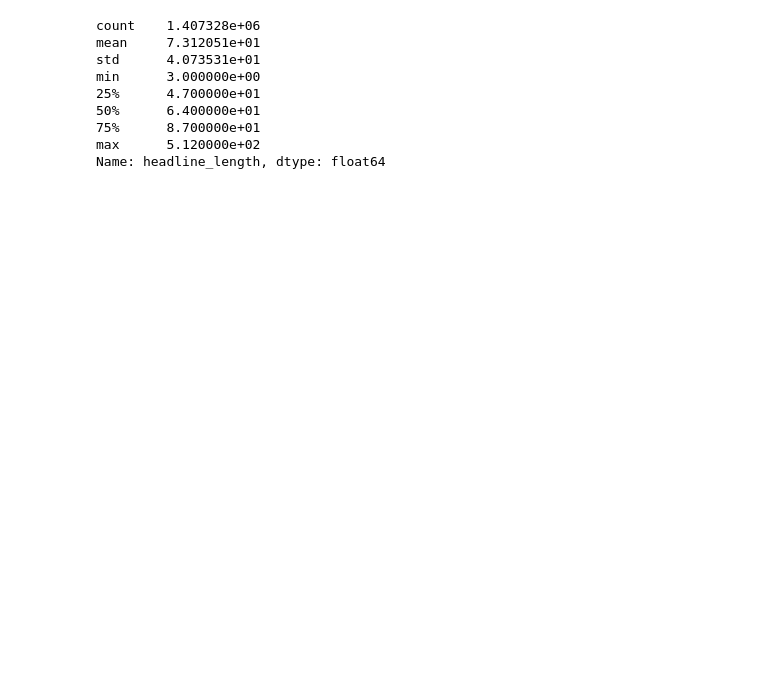
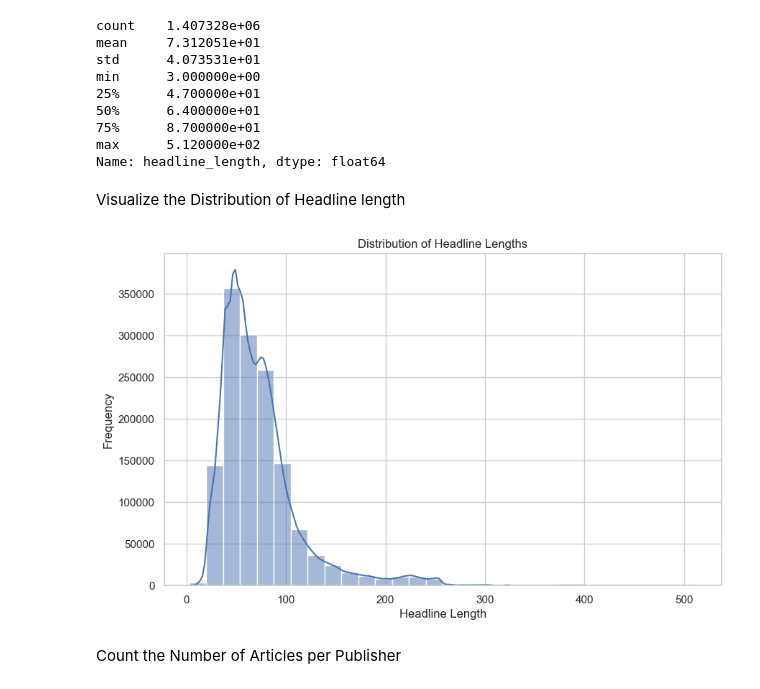
Before and after one commit to Birkity/Nova-Financial-Solutions-, a Jupyter notebook: notebooks/NovaEDA.ipynb, the cells around one changed output. Cells and saved outputs as stored; diff of their text form; code cells hidden in the pictures; blank space fills up the shorter version.

Commit message:
Visualize the distribution of length and count the publisher count

```diff
--- a/notebooks/NovaEDA.ipynb
+++ b/notebooks/NovaEDA.ipynb
@@ -40,3 +40,16 @@ min      3.000000e+00
 75%      8.700000e+01
 max      5.120000e+02
 Name: headline_length, dtype: float64
+# %% [markdown]
+Visualize the Distribution of Headline length
+# %%
+plt.figure(figsize=(10, 6))
+sns.histplot(df['headline_length'], kde=True, bins=30)
+plt.title('Distribution of Headline Lengths')
+plt.xlabel('Headline Length')
+plt.ylabel('Frequency')
+plt.show()
+# %% [output]
+[figure, added]
+# %% [markdown]
+Count the Number of Articles per Publisher
```
Also changed, not shown: parts of 1 cell of this notebook.
